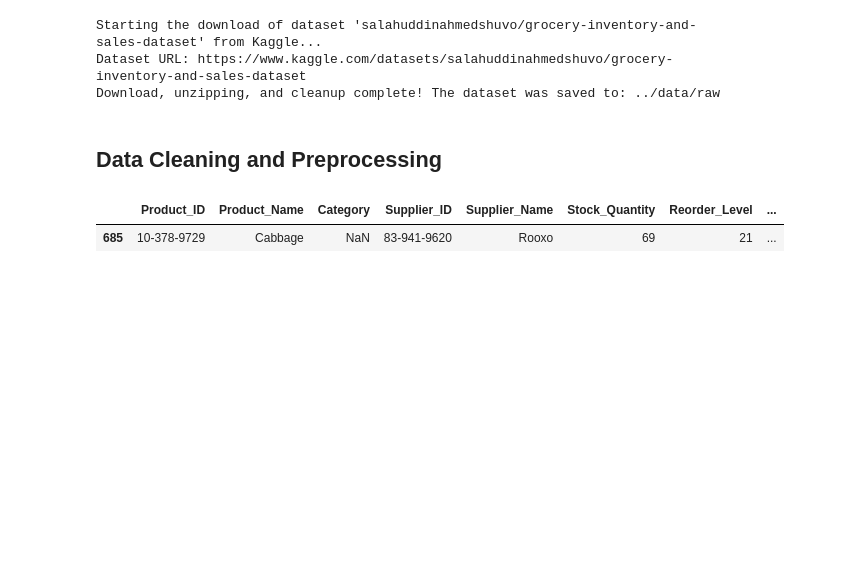
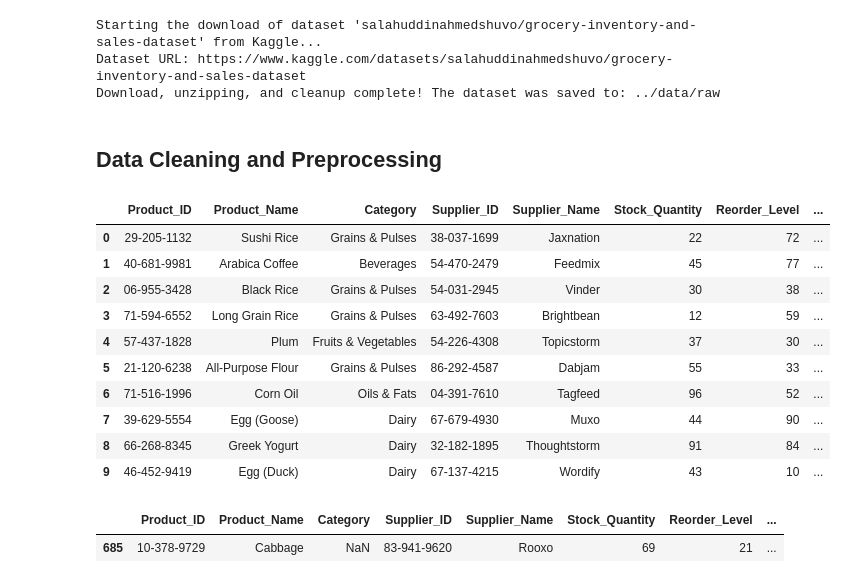
Before and after one commit to rbalbinotti/smart-supply-chain-ai, a Jupyter notebook: notebooks/01-mod_demand_inventory.ipynb, the cells around one changed output. Drawn from its saved outputs; the diff is of its cells as text; code cells hidden in the pictures; blank space fills up the shorter version.

```diff
--- a/notebooks/01-mod_demand_inventory.ipynb
+++ b/notebooks/01-mod_demand_inventory.ipynb
@@ -47,6 +51,10 @@ Download, unzipping, and cleanup complete! The dataset was saved to: ../data/raw
 # %%
 # Load the raw dataset
 df_raw = pd.read_csv(raw_data_path + '/Grocery_Inventory_and_Sales_Dataset.csv')
+# %%
+# Standardize Column Headers
+# Rename 'Catagory' to 'Category' for consistency
+df_raw.rename(columns={"Catagory": "Category"}, inplace=True)
 # %% [markdown]
 ## Data Cleaning and Preprocessing
 # %%
@@ -79,10 +87,20 @@ column_inventory = {
 # %%
 # Create a copy for cleaning and preprocessing
 df = df_raw.copy()
-# %%
-# Standardize Column Headers
-# Rename 'Catagory' to 'Category' for consistency
-df.rename(columns={"Catagory": "Category"}, inplace=True)
+# %%
+df[:10]
+# %% [output]
+|  | Product_ID | Product_Name | Category | Supplier_ID | Supplier_Name | Stock_Quantity | Reorder_Level | ... |
+| 0 | 29-205-1132 | Sushi Rice | Grains & Pulses | 38-037-1699 | Jaxnation | 22 | 72 | ... |
+| 1 | 40-681-9981 | Arabica Coffee | Beverages | 54-470-2479 | Feedmix | 45 | 77 | ... |
+| 2 | 06-955-3428 | Black Rice | Grains & Pulses | 54-031-2945 | Vinder | 30 | 38 | ... |
+| 3 | 71-594-6552 | Long Grain Rice | Grains & Pulses | 63-492-7603 | Brightbean | 12 | 59 | ... |
+| 4 | 57-437-1828 | Plum | Fruits & Vegetables | 54-226-4308 | Topicstorm | 37 | 30 | ... |
+| 5 | 21-120-6238 | All-Purpose Flour | Grains & Pulses | 86-292-4587 | Dabjam | 55 | 33 | ... |
+| 6 | 71-516-1996 | Corn Oil | Oils & Fats | 04-391-7610 | Tagfeed | 96 | 52 | ... |
+| 7 | 39-629-5554 | Egg (Goose) | Dairy | 67-679-4930 | Muxo | 44 | 90 | ... |
+| 8 | 66-268-8345 | Greek Yogurt | Dairy | 32-182-1895 | Thoughtstorm | 91 | 84 | ... |
+| 9 | 46-452-9419 | Egg (Duck) | Dairy | 67-137-4215 | Wordify | 43 | 10 | ... |
 # %%
 # Verify for missing values in the 'Category' column
 df[df['Category'].isna()]
```
Also changed, not shown: parts of 51 cells of this notebook, 1 other file.
